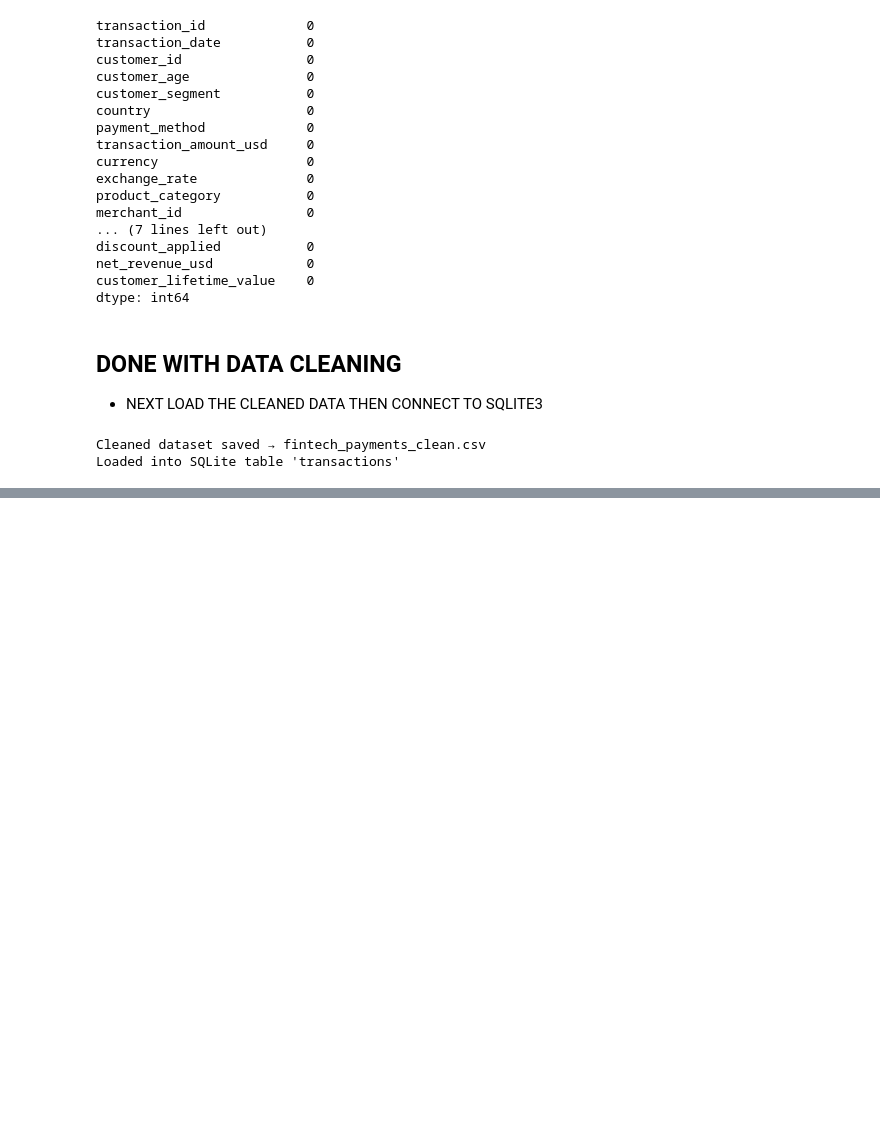
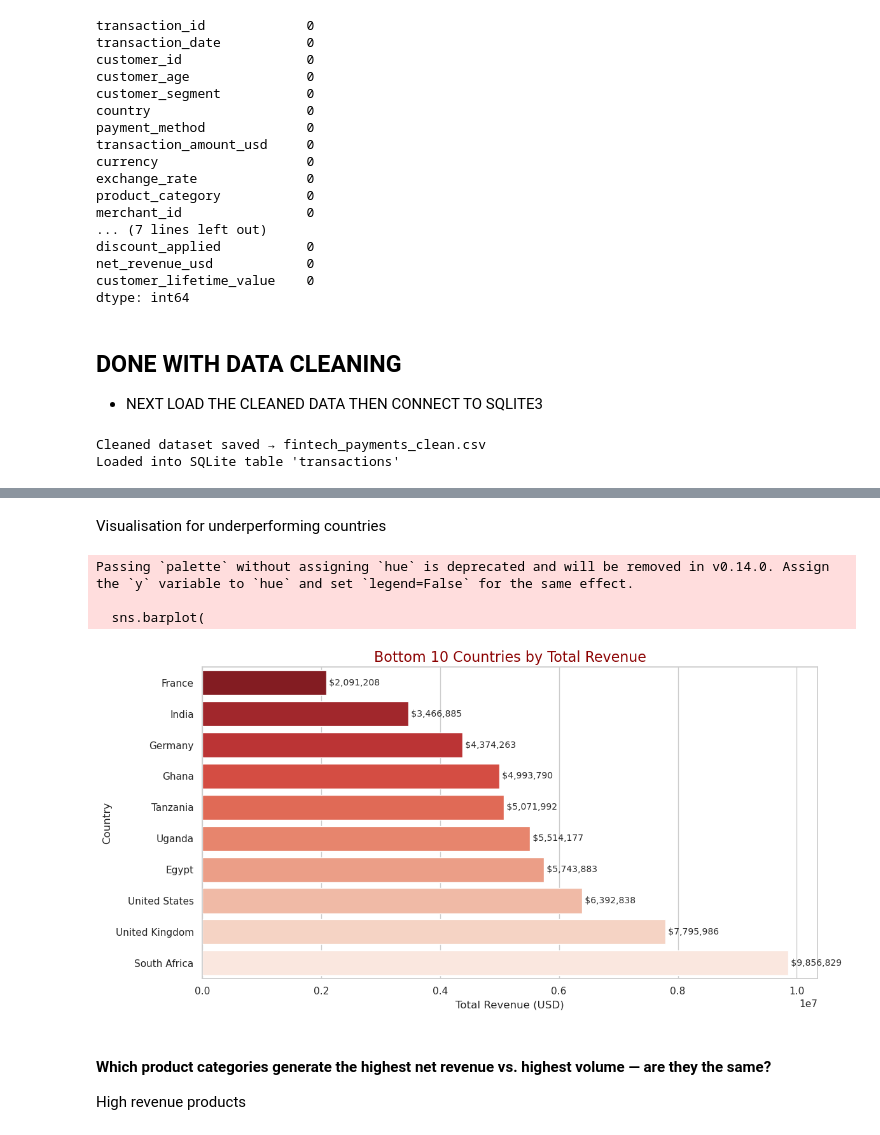
Before and after one commit to tracyvuleze2-sketch/GLOBAL_FINTECH_PROJECT, a Jupyter notebook: FinTech_Project.ipynb, the cells around one changed output, grey strips where cells are left out. Saved outputs shown, nothing was run; the diff lists cells and outputs as text; code cells hidden in the pictures; blank space fills up the shorter version.

```diff
--- a/FinTech_Project.ipynb
+++ b/FinTech_Project.ipynb
@@ -593,0 +671,35 @@ df1.tail(10)
+# %% [markdown]
+Visualisation for underperforming countries
+# %%
+
+# 1. Get the last 10 rows and sort so the lowest is at the top of the plot
+bottom_10_countries = df_high_country_revenue.tail(10).sort_values('Total_Revenue', ascending=True)
+
+# 2. Create a Horizontal Bar Chart
+plt.figure(figsize=(12, 6))
+sns.barplot(
+    data=bottom_10_countries,
+    x='Total_Revenue',
+    y='country',
+    palette='Reds_r' # Red palette highlights the "danger" or "low" values
+)
+
+# 3. Formatting
+plt.title('Bottom 10 Countries by Total Revenue', fontsize=16, color='darkred')
+plt.xlabel('Total Revenue (USD)', fontsize=12)
+plt.ylabel('Country', fontsize=12)
+
+# Optional: Add currency labels to the bars
+for i, value in enumerate(bottom_10_countries['Total_Revenue']):
+    plt.text(value, i, f' ${value:,.0f}', va='center', fontsize=10)
+
+plt.tight_layout()
+plt.show()
+# %% [output]
+Passing `palette` without assigning `hue` is deprecated and will be removed in v0.14.0. Assign the `y` variable to `hue` and set `legend=False` for the same effect.
+
+  sns.barplot(
+[figure, added]
+# %% [markdown]
+#### Which product categories generate the highest net revenue vs. highest volume — are they the same?
+High revenue products
```
Also changed, not shown: parts of 44 cells of this notebook, 2 other files.
